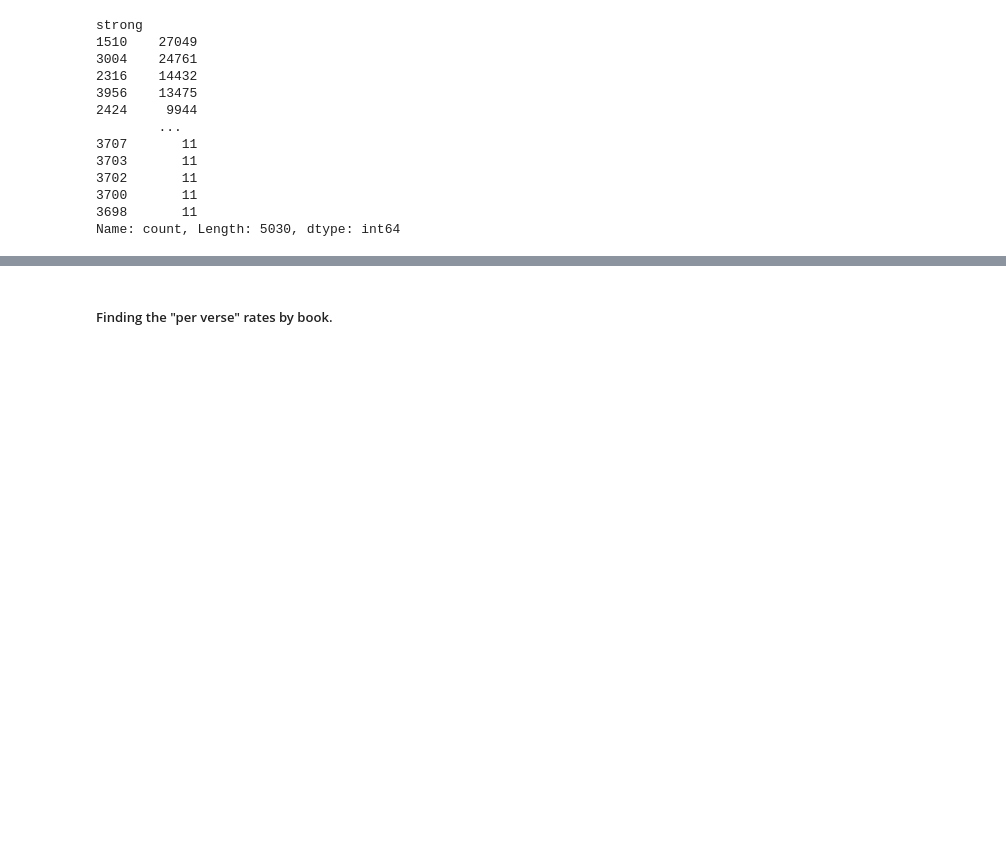
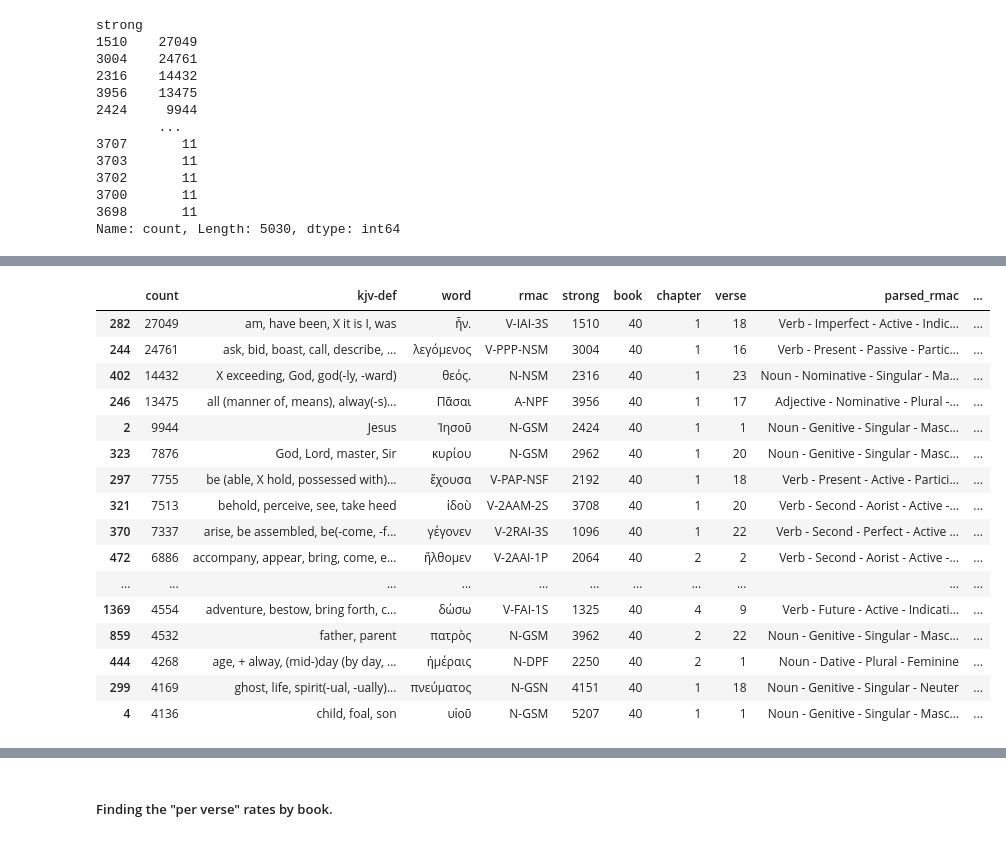
Before and after one commit to Tussky/Datascience-problem-set, a Jupyter notebook: PS2_StatisticalTests.ipynb, the cells around one changed output, grey strips where cells are left out. Saved outputs shown, nothing was run; the diff lists cells and outputs as text; code cells hidden in the pictures; blank space fills up the shorter version.

```diff
--- a/PS2_StatisticalTests.ipynb
+++ b/PS2_StatisticalTests.ipynb
@@ -110,0 +124,20 @@ top20_df.head()
+# %%
+top20_df
+# %% [output]
+|  | count | kjv-def | word | rmac | strong | book | chapter | verse | parsed_rmac | ... |
+| 282 | 27049 | am, have been, X it is I, was | ἦν. | V-IAI-3S | 1510 | 40 | 1 | 18 | Verb - Imperfect - Active - Indic... | ... |
+| 244 | 24761 | ask, bid, boast, call, describe, ... | λεγόμενος | V-PPP-NSM | 3004 | 40 | 1 | 16 | Verb - Present - Passive - Partic... | ... |
+| 402 | 14432 | X exceeding, God, god(-ly, -ward) | θεός. | N-NSM | 2316 | 40 | 1 | 23 | Noun - Nominative - Singular - Ma... | ... |
+| 246 | 13475 | all (manner of, means), alway(-s)... | Πᾶσαι | A-NPF | 3956 | 40 | 1 | 17 | Adjective - Nominative - Plural -... | ... |
+| 2 | 9944 | Jesus | Ἰησοῦ | N-GSM | 2424 | 40 | 1 | 1 | Noun - Genitive - Singular - Masc... | ... |
+| 323 | 7876 | God, Lord, master, Sir | κυρίου | N-GSM | 2962 | 40 | 1 | 20 | Noun - Genitive - Singular - Masc... | ... |
+| 297 | 7755 | be (able, X hold, possessed with)... | ἔχουσα | V-PAP-NSF | 2192 | 40 | 1 | 18 | Verb - Present - Active - Partici... | ... |
+| 321 | 7513 | behold, perceive, see, take heed | ἰδοὺ | V-2AAM-2S | 3708 | 40 | 1 | 20 | Verb - Second - Aorist - Active -... | ... |
+| 370 | 7337 | arise, be assembled, be(-come, -f... | γέγονεν | V-2RAI-3S | 1096 | 40 | 1 | 22 | Verb - Second - Perfect - Active ... | ... |
+| 472 | 6886 | accompany, appear, bring, come, e... | ἤλθομεν | V-2AAI-1P | 2064 | 40 | 2 | 2 | Verb - Second - Aorist - Active -... | ... |
+| ... | ... | ... | ... | ... | ... | ... | ... | ... | ... | ... |
+| 1369 | 4554 | adventure, bestow, bring forth, c... | δώσω | V-FAI-1S | 1325 | 40 | 4 | 9 | Verb - Future - Active - Indicati... | ... |
+| 859 | 4532 | father, parent | πατρὸς | N-GSM | 3962 | 40 | 2 | 22 | Noun - Genitive - Singular - Masc... | ... |
+| 444 | 4268 | age, + alway, (mid-)day (by day, ... | ἡμέραις | N-DPF | 2250 | 40 | 2 | 1 | Noun - Dative - Plural - Feminine | ... |
+| 299 | 4169 | ghost, life, spirit(-ual, -ually)... | πνεύματος | N-GSN | 4151 | 40 | 1 | 18 | Noun - Genitive - Singular - Neuter | ... |
+| 4 | 4136 | child, foal, son | υἱοῦ | N-GSM | 5207 | 40 | 1 | 1 | Noun - Genitive - Singular - Masc... | ... |
```
Also changed, not shown: parts of 7 cells of this notebook.
